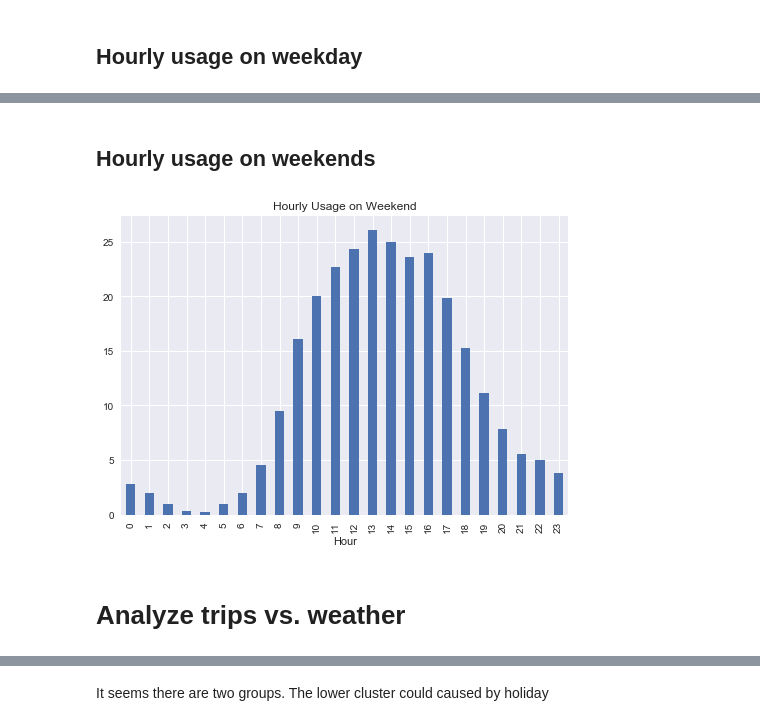
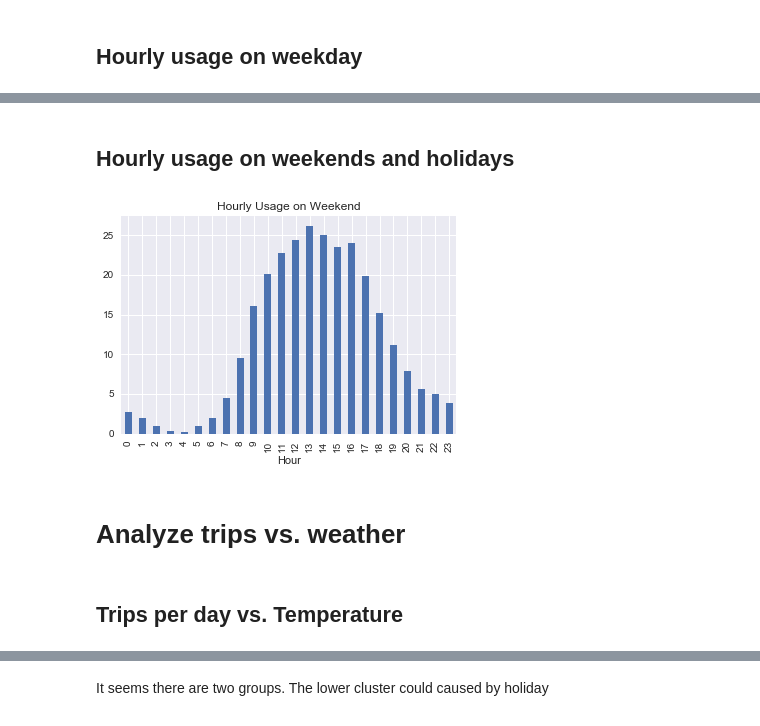
Before and after one commit to sun-binrwei/dsprojects, a Jupyter notebook: Capstone Project 1/cleanData.ipynb, the cells around one changed output, grey strips where cells are left out. Drawn from its saved outputs; the diff is of its cells as text; code cells hidden in the pictures.

```diff
--- a/Capstone Project 1/cleanData.ipynb
+++ b/Capstone Project 1/cleanData.ipynb
@@ -258,20 +256,22 @@ hourcounts.plot(kind = 'bar');
 # %% [markdown]
-## Hourly usage on weekends
+## Hourly usage on weekends and holidays
 # %%
 # Hourly usage on weekends and holidays
 hourcounts = trips.set_index('Start Date')
 hourcounts = hourcounts.groupby(pd.TimeGrouper(freq = 'h')).size()
-#holiday = hourcounts.index.isin(holidays)
-#worktrips = hourcounts[ holiday]
-weekday = hourcounts.index.weekday
-hourcounts = hourcounts[weekday.isin([5,6])]
+
+holiday = hourcounts.index.isin(holidays)
+weekday = hourcounts.index.weekday.isin([5,6])
+hourcounts = hourcounts[weekday | holiday]
 hourcounts = hourcounts.groupby(hourcounts.index.hour).mean()
 hourcounts.index.name = 'Hour'
 hourcounts.plot(title = 'Hourly Usage on Weekend', kind = 'bar');
 # %% [output]
-[figure, old version]
+[figure, new version]
 # %% [markdown]
 # Analyze trips vs. weather
+# %% [markdown]
+## Trips per day vs. Temperature
 # %%
 wt = weathers.groupby(['PDT'])['Mean TemperatureF'].mean().sort_index()
 numTrip = numTrip.rename('Trips per Day')
```
Also changed, not shown: parts of 29 cells of this notebook.
